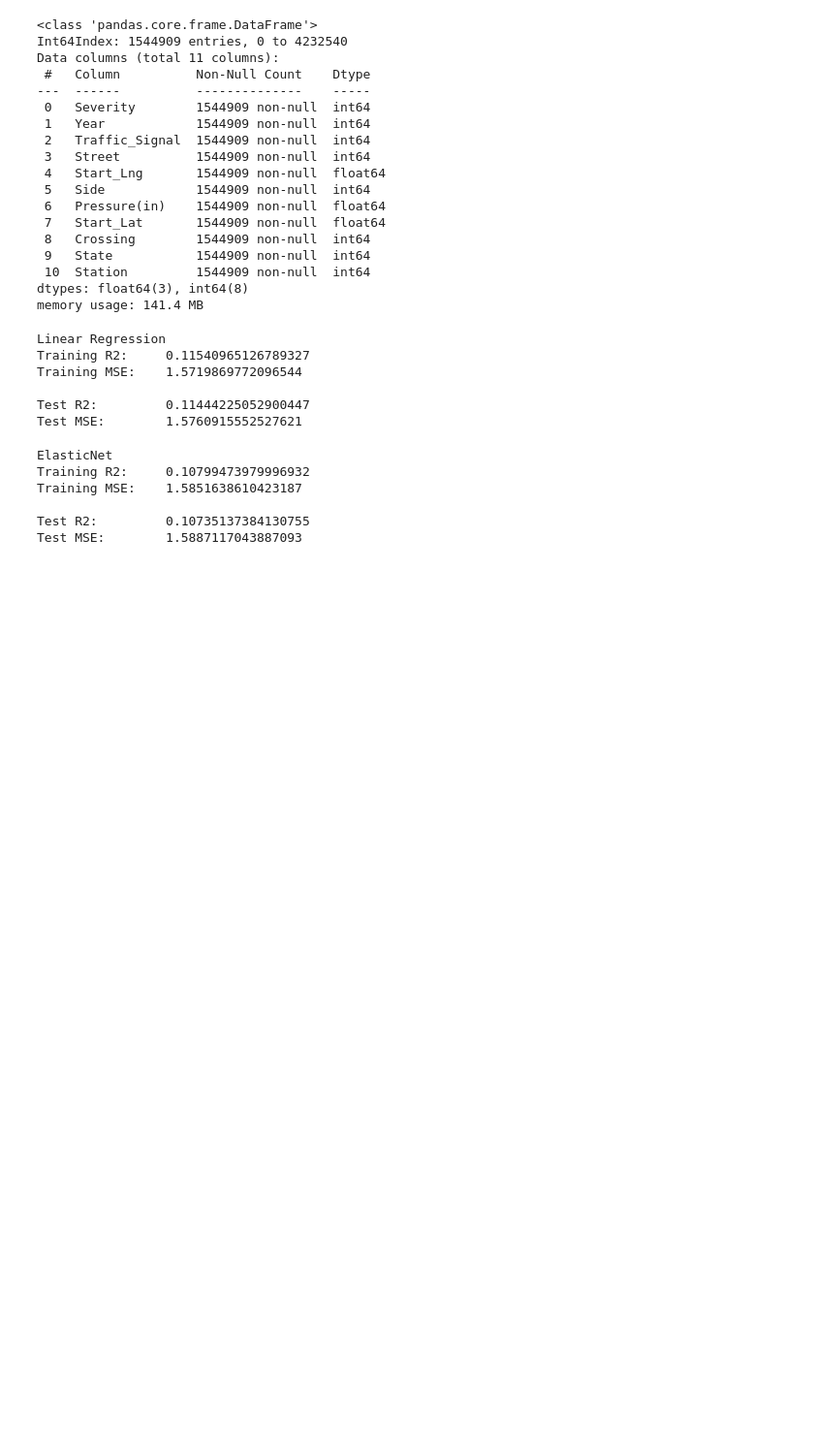
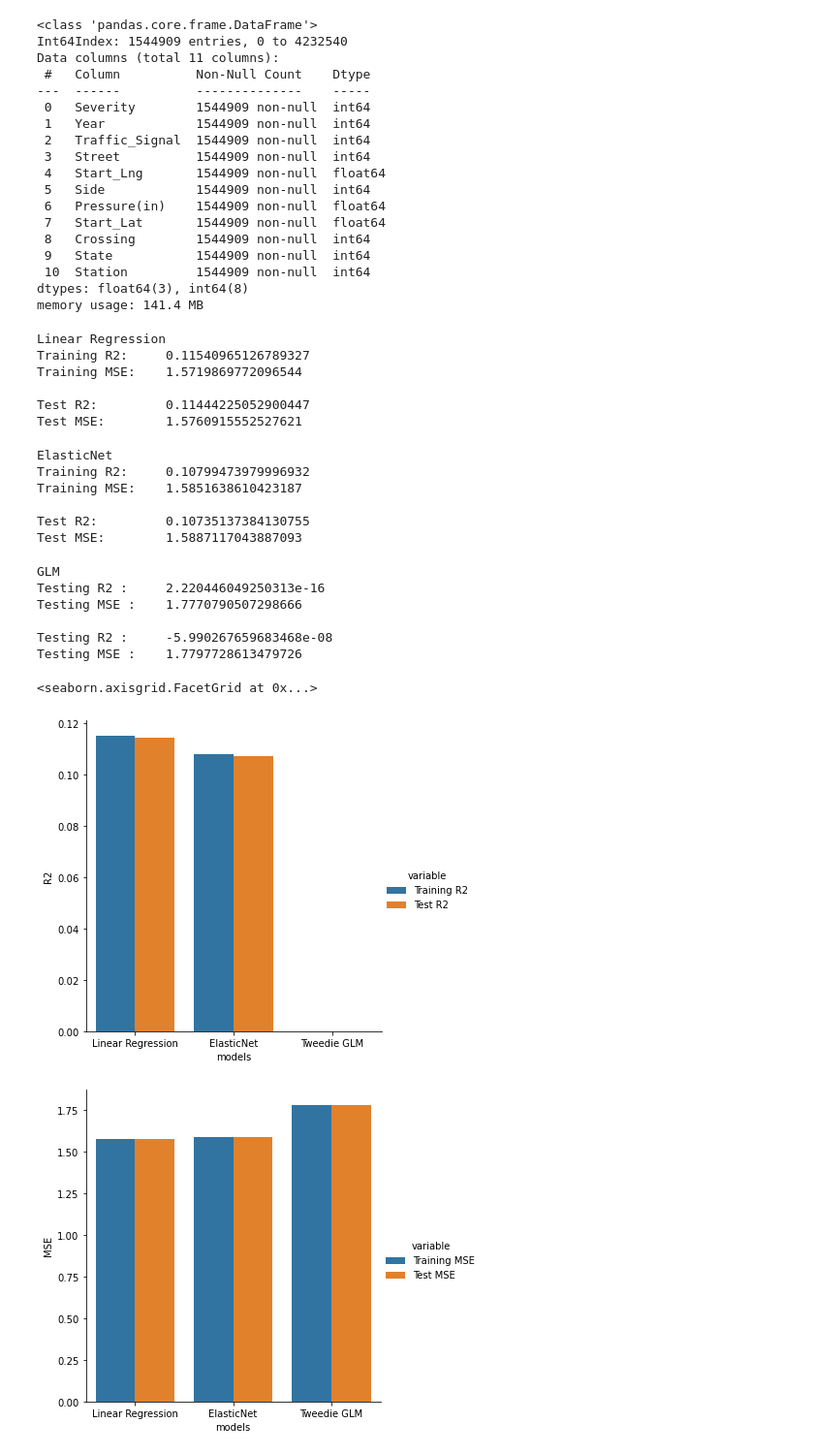
Before and after one commit to bennyfungc/accident-severity, a Jupyter notebook: accident_regr_analysis.ipynb, the cells around one changed output. Shown at 97% size. Saved outputs shown, nothing was run; the diff lists cells and outputs as text; code cells hidden in the pictures; blank space fills up the shorter version.

Commit message:
include glm, plot r2/mse scores

```diff
--- a/accident_regr_analysis.ipynb
+++ b/accident_regr_analysis.ipynb
@@ -376,12 +376,57 @@ Test MSE:        1.5887117043887093
 # print('MSE :\t', xg_mse)
 # %%
 # Train GLM
-# glm_reg = TweedieRegressor(power=1, alpha=1, max_iter=200)
-# glm_reg.fit(dist_x_train, dist_y_train)
+glm_reg = TweedieRegressor(power=1.5, alpha=0.01, max_iter=200)
+glm_reg.fit(dist_x_train, dist_y_train)
 
-# glm_pred = glm_reg.predict(dist_x_test)
-# glm_r2 = r2_score(dist_y_test, glm_pred)
-# glm_mse = mean_squared_error(dist_y_test, glm_pred)
-# print('GLM')
-# print('R2 :\t', glm_r2)
-# print('MSE :\t', glm_mse)
+# Training score
+glm_train_pred = glm_reg.predict(dist_x_train)
+glm_tr_r2 = r2_score(dist_y_train, glm_train_pred)
+glm_tr_mse = mean_squared_error(dist_y_train, glm_train_pred)
+print('GLM')
+print('Testing R2 :\t', glm_tr_r2)
+print('Testing MSE :\t', glm_tr_mse)
+
+# Test score
+glm_pred = glm_reg.predict(dist_x_test)
+glm_r2 = r2_score(dist_y_test, glm_pred)
+glm_mse = mean_squared_error(dist_y_test, glm_pred)
+print('\nTesting R2 :\t', glm_r2)
+print('Testing MSE :\t', glm_mse)
+# %% [output]
+GLM
+Testing R2 :     2.220446049250313e-16
+Testing MSE :    1.7770790507298666
+
+Testing R2 :     -5.990267659683468e-08
+Testing MSE :    1.7797728613479726
+# %%
+# Plot r2 and mse
+models = ['Linear Regression', 'ElasticNet', 'Tweedie GLM']
+training_r2 = [lr_tr_r2, en_tr_r2, glm_tr_r2]
+test_r2 = [lr_r2, en_r2, glm_r2]
+training_mse = [lr_tr_mse, en_tr_mse, glm_tr_mse]
+test_mse = [lr_mse, en_mse, glm_mse]
+plt_position = np.arange(len(models))
+
+plt_r2 = pd.DataFrame(data={
+    'models': models,
+    'Training R2': training_r2,
+    'Test R2': test_r2
+})
+
+plt_mse = pd.DataFrame(data={
+    'models': models,
+    'Training MSE': training_mse,
+    'Test MSE': test_mse
+})
+
+plt_r2 = pd.melt(plt_r2, id_vars=['models'], value_name='R2')
+sns.catplot(data=plt_r2, x='models', y='R2', hue='variable', kind='bar')
+
+plt_mse = pd.melt(plt_mse, id_vars=['models'], value_name='MSE')
+sns.catplot(data=plt_mse, x='models', y='MSE', hue='variable', kind='bar')
+# %% [output]
+<seaborn.axisgrid.FacetGrid at 0x...>
+[figure, added]
+[figure, added]
```
